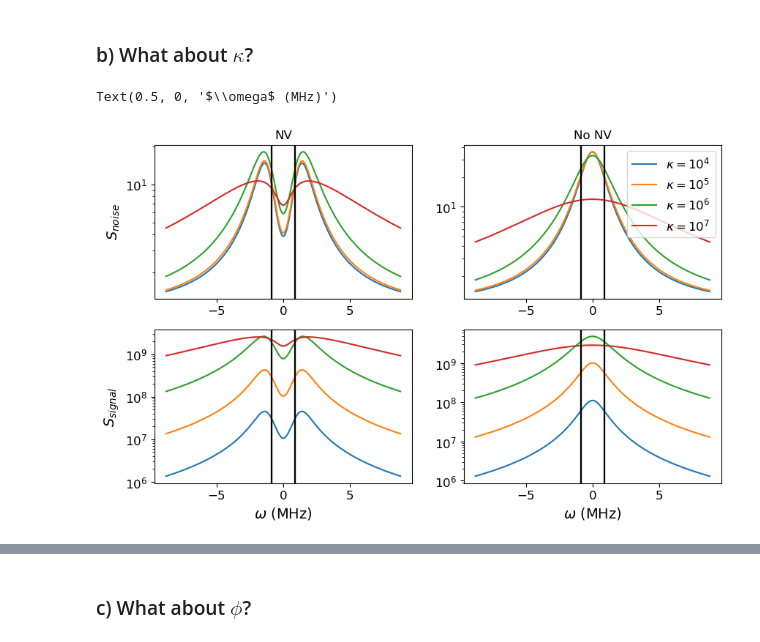
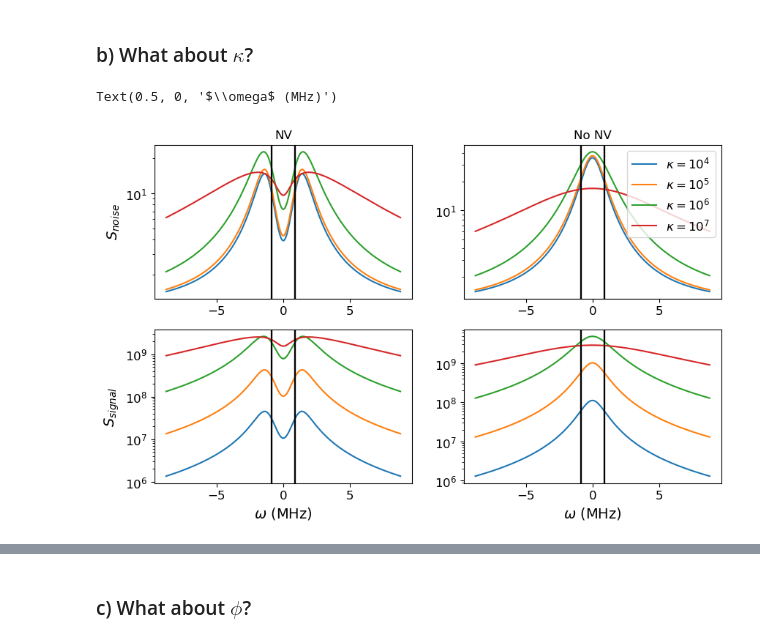
Before and after one commit to jleamer/mode_cooling, a Jupyter notebook: attenuation_calcs.ipynb, the cells around one changed output, grey strips where cells are left out. Saved outputs shown, nothing was run; the diff lists cells and outputs as text; code cells hidden in the pictures.

```diff
--- a/attenuation_calcs.ipynb
+++ b/attenuation_calcs.ipynb
@@ -132,13 +147,13 @@ def get_output_spectrum_e(ω, κ, γ, ϕ, g, r, nT, nc, β):
 
     return (a + b + c) / den
 # %%
-def get_output_noise_spectrum_e(ω, κ, γ, ϕ, g, r, nT, nc, β):
+def get_output_noise_spectrum_e(ω, κ, γ, ϕ, g, r, nT, nc, β, Sϕ):
     a = (r ** 2 / 4 + ω ** 2) * (ϕ * κ * nT + ϕ * γ * nT) + ϕ * r * g ** 2 * nc
     b = np.abs(((ϕ - κ - γ) / 2 + 1j * ω) * (r / 2 - 1j * ω) - g ** 2) ** 2
 
     den = np.abs(((κ + γ + ϕ) / 2 - 1j * ω) * (r / 2 - 1j * ω) + g ** 2) ** 2
 
-    return (a + b) / den
+    return (a + b) / den + (r ** 2 / 4 + ω ** 2) * ϕ * κ / den * Sϕ
 # %%
 def get_output_signal_spectrum_e(ω, κ, γ, ϕ, g, r, nT, nc, β):
     c = (r ** 2 / 4 + ω ** 2) * ϕ * κ * np.abs(β) ** 2
@@ -156,13 +171,13 @@ def get_output_spectrum_e_no_NV(ω, κ, γ, ϕ, nT, β):
 
     return (a + b + c) / den
 # %%
-def get_output_noise_spectrum_e_no_NV(ω, κ, γ, ϕ, nT, β):
+def get_output_noise_spectrum_e_no_NV(ω, κ, γ, ϕ, nT, β, Sϕ):
     a = ϕ * κ * nT + ϕ * γ * nT
     b = np.abs((ϕ - κ - γ) / 2 + 1j * ω) ** 2
 
     den = np.abs((κ + γ + ϕ) / 2 - 1j * ω) ** 2
 
-    return (a + b) / den
+    return (a + b) / den + ϕ * κ / den * Sϕ
 # %%
 def get_output_signal_spectrum_e_no_NV(ω, κ, γ, ϕ, nT, β):
     c = ϕ * κ * np.abs(β) ** 2
@@ -185,6 +200,10 @@ T = 5
 nT = photons_from_temp(ωc, T)
 ϕ = (κ + γ) / 2
 β = np.sqrt(1e10)
+
+# Set the power spectral density for the phase noise to a constant - we'll use half of nT for now
+ω_bounds = np.linspace(-γ, γ, 1000)
+Sϕ = nT / 2 * np.ones(ω_bounds.shape[0])
 # %% [markdown]
 ### a) How does SNR compare between the two as $\beta$ changes?
 # %%
@@ -247,42 +267,42 @@ s_signal_out_vals = []
 s_noise_out_no_NV_vals = []
 s_signal_out_no_NV_vals = []
 for k in κ_vals:
-    s_noise_out_vals.append(get_output_noise_spectrum_e(10*ω_bounds, k, γ, ϕ, g, r, nT, nc, β))
+    s_noise_out_vals.append(get_output_noise_spectrum_e(10*ω_bounds, k, γ, ϕ, g, r, nT, nc, β, Sϕ))
     s_signal_out_vals.append(get_output_signal_spectrum_e(10*ω_bounds, k, γ, ϕ, g, r, nT, nc, β))
-    s_noise_out_no_NV_vals.append(get_output_noise_spectrum_e_no_NV(10*ω_bounds, k, γ, ϕ, nT, β))
+    s_noise_out_no_NV_vals.append(get_output_noise_spectrum_e_no_NV(10*ω_bounds, k, γ, ϕ, nT, β, Sϕ))
     s_signal_out_no_NV_vals.append(get_output_signal_spectrum_e_no_NV(10*ω_bounds, k, γ, ϕ, nT, β))
 
 #linestyles = ['-', (0, (5, 10)), (0, (5, 7.5)), (0, (5, 5)), (0, (5, 2.5))]
 linestyles = ['-', '-', '-', '-']
 fig = plt.figure(1, figsize=(10, 6))
 ax = fig.subplots(2, 2)
 for i, k in enumerate(κ_vals):
     ax[0][0].semilogy(10*ω_bounds / 1e6, s_noise_out_vals[i], linestyle=linestyles[i])
     ax[0][0].axvline(x=-γ/1e6, color='k')
     ax[0][0].axvline(x=γ/1e6, color='k')
 
     ax[0][1].semilogy(10*ω_bounds / 1e6, s_noise_out_no_NV_vals[i], linestyle=linestyles[i], label='$\\kappa = 10^{' + str(i+4) + '}$')
     ax[0][1].axvline(x=-γ/1e6, color='k')
     ax[0][1].axvline(x=γ/1e6, color='k')
 
     ax[1][0].semilogy(10*ω_bounds / 1e6, s_signal_out_vals[i], linestyle=linestyles[i])
     ax[1][0].axvline(x=-γ/1e6, color='k')
     ax[1][0].axvline(x=γ/1e6, color='k')
 
     ax[1][1].semilogy(10*ω_bounds / 1e6, s_signal_out_no_NV_vals[i], linestyle=linestyles[i])
     ax[1][1].axvline(x=-γ/1e6, color='k')
     ax[1][1].axvline(x=γ/1e6, color='k')
 
 ax[0][0].set_ylabel("$S_{noise}$")
 ax[0][0].set_title("NV")
 ax[0][1].set_title("No NV")
 ax[0][1].legend()
 ax[1][0].set_ylabel("$S_{signal}$")
 ax[1][0].set_xlabel("$\\omega$ (MHz)")
 ax[1][1].set_xlabel("$\\omega$ (MHz)")
 # %% [output]
 Text(0.5, 0, '$\\omega$ (MHz)')
-[figure, old version]
+[figure, new version]
 # %%
 # Define κ values
 κ_vals = np.logspace(4, 7, 1000)
```
Also changed, not shown: parts of 32 cells of this notebook.
